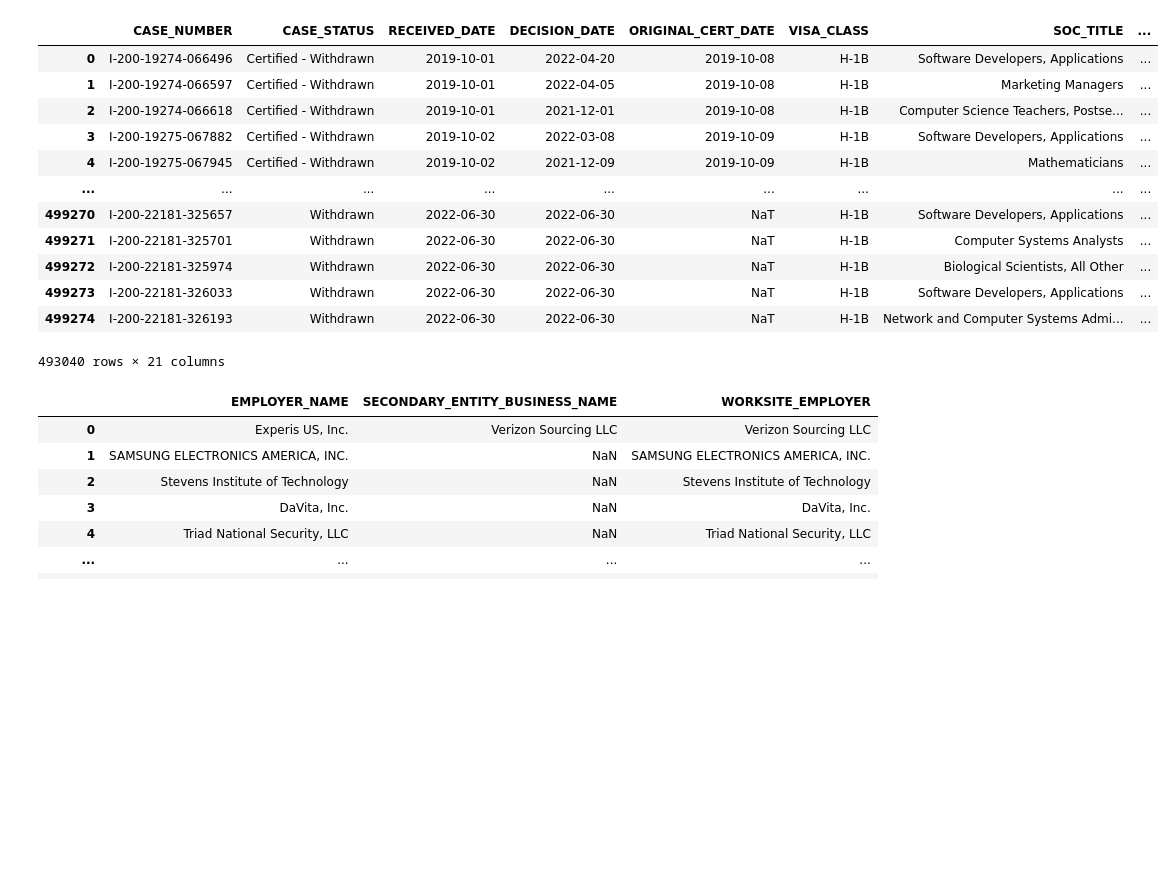
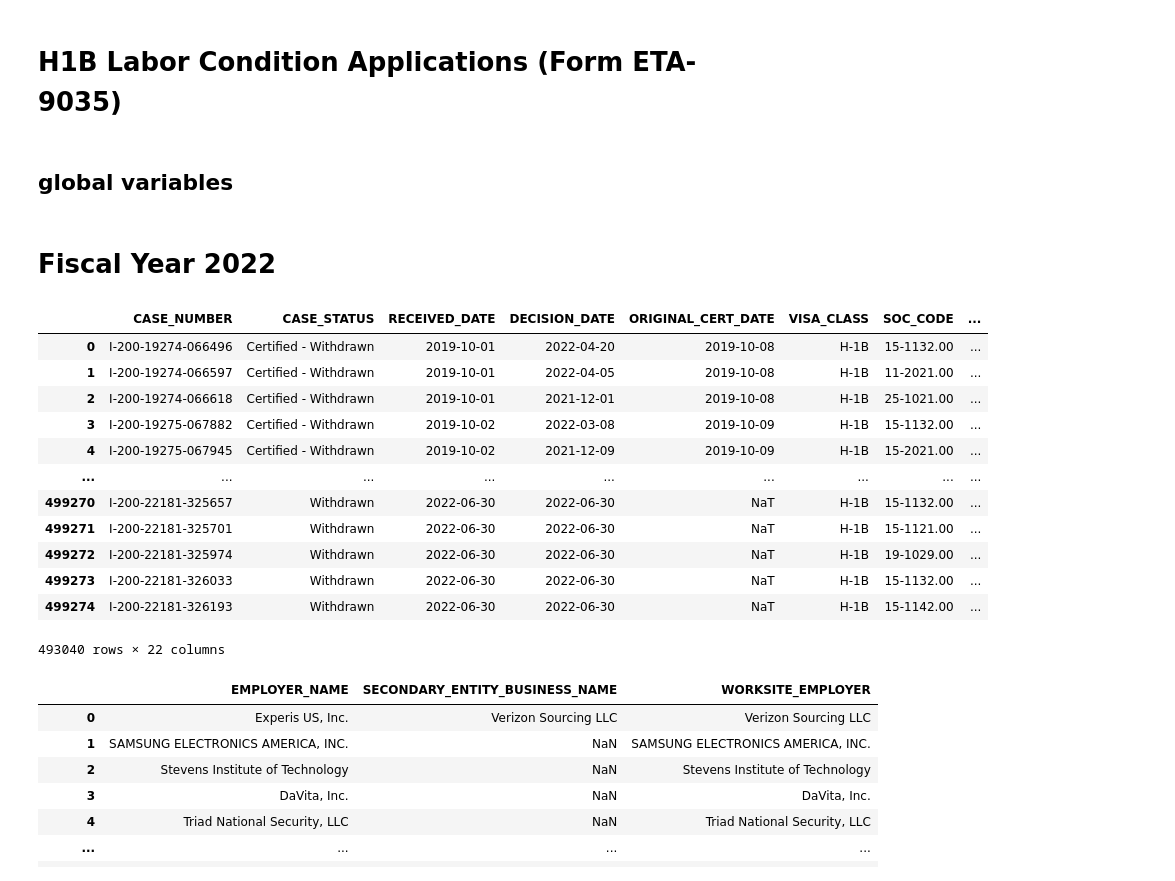
Before and after one commit to JohnBroberg/H1B_LCA, a Jupyter notebook: H1B_LCA.ipynb, the cells around one changed output. Saved outputs shown, nothing was run; the diff lists cells and outputs as text; code cells hidden in the pictures; blank space fills up the shorter version.

```diff
--- a/H1B_LCA.ipynb
+++ b/H1B_LCA.ipynb
@@ -1,3 +1,5 @@
+# %% [markdown]
+# H1B Labor Condition Applications (Form ETA-9035)
 # %%
 # H1B Labor Condition Applications (Form ETA-9035)
 
@@ -21,36 +27,42 @@ import pandas as pd
+# %% [markdown]
+## global variables
+# %%
+
+#columns to be read from LCA Excel file
+lca_cols = ['CASE_NUMBER','CASE_STATUS', 'RECEIVED_DATE', 'DECISION_DATE', 'ORIGINAL_CERT_DATE'
+           , 'VISA_CLASS', 'SOC_CODE', 'SOC_TITLE', 'FULL_TIME_POSITION'
+           , 'TOTAL_WORKER_POSITIONS', 'EMPLOYER_NAME', 'NAICS_CODE', 'WORKSITE_WORKERS'
+           , 'SECONDARY_ENTITY', 'SECONDARY_ENTITY_BUSINESS_NAME', 'WORKSITE_STATE'
+           , 'WAGE_RATE_OF_PAY_FROM', 'WAGE_RATE_OF_PAY_TO', 'WAGE_UNIT_OF_PAY'
+           , 'PREVAILING_WAGE', 'PW_UNIT_OF_PAY', 'PW_WAGE_LEVEL']
+#           , 'PW_OES_YEAR', 'PW_OTHER_SOURCE', 'PW_OTHER_YEAR', 'PW_SURVEY_PUBLISHER', 'PW_SURVEY_NAME']
+# %% [markdown]
+# Fiscal Year 2022
 # %%
 # Download LCA_Disclosure_Data_FY2022_Q3.xlsx
-
-lca_cols = ['CASE_NUMBER','CASE_STATUS', 'RECEIVED_DATE', 'DECISION_DATE', 'ORIGINAL_CERT_DATE'
-           , 'VISA_CLASS', 'SOC_TITLE', 'FULL_TIME_POSITION'
-           , 'TOTAL_WORKER_POSITIONS', 'EMPLOYER_NAME', 'NAICS_CODE', 'WORKSITE_WORKERS'
-           , 'SECONDARY_ENTITY', 'SECONDARY_ENTITY_BUSINESS_NAME', 'WORKSITE_STATE'
-           , 'WAGE_RATE_OF_PAY_FROM', 'WAGE_RATE_OF_PAY_TO', 'WAGE_UNIT_OF_PAY'
-           , 'PREVAILING_WAGE', 'PW_UNIT_OF_PAY', 'PW_WAGE_LEVEL']
-#           , 'PW_OES_YEAR', 'PW_OTHER_SOURCE', 'PW_OTHER_YEAR', 'PW_SURVEY_PUBLISHER', 'PW_SURVEY_NAME']
 
 df22 = pd.read_excel("https://www.dol.gov/sites/dolgov/files/ETA/oflc/pdfs/LCA_Disclosure_Data_FY2022_Q3.xlsx"
                   , usecols = lca_cols)
 #                  , index_col = None)
 
 df22 = df22[(df22['VISA_CLASS']=='H-1B') & \
         (df22['FULL_TIME_POSITION']=='Y')]
 
 df22
 # %% [output]
-|  | CASE_NUMBER | CASE_STATUS | RECEIVED_DATE | DECISION_DATE | ORIGINAL_CERT_DATE | VISA_CLASS | SOC_TITLE | ... |
-| 0 | I-200-19274-066496 | Certified - Withdrawn | 2019-10-01 | 2022-04-20 | 2019-10-08 | H-1B | Software Developers, Applications | ... |
-| 1 | I-200-19274-066597 | Certified - Withdrawn | 2019-10-01 | 2022-04-05 | 2019-10-08 | H-1B | Marketing Managers | ... |
-| 2 | I-200-19274-066618 | Certified - Withdrawn | 2019-10-01 | 2021-12-01 | 2019-10-08 | H-1B | Computer Science Teachers, Postse... | ... |
-| 3 | I-200-19275-067882 | Certified - Withdrawn | 2019-10-02 | 2022-03-08 | 2019-10-09 | H-1B | Software Developers, Applications | ... |
-| 4 | I-200-19275-067945 | Certified - Withdrawn | 2019-10-02 | 2021-12-09 | 2019-10-09 | H-1B | Mathematicians | ... |
+|  | CASE_NUMBER | CASE_STATUS | RECEIVED_DATE | DECISION_DATE | ORIGINAL_CERT_DATE | VISA_CLASS | SOC_CODE | ... |
+| 0 | I-200-19274-066496 | Certified - Withdrawn | 2019-10-01 | 2022-04-20 | 2019-10-08 | H-1B | 15-1132.00 | ... |
+| 1 | I-200-19274-066597 | Certified - Withdrawn | 2019-10-01 | 2022-04-05 | 2019-10-08 | H-1B | 11-2021.00 | ... |
+| 2 | I-200-19274-066618 | Certified - Withdrawn | 2019-10-01 | 2021-12-01 | 2019-10-08 | H-1B | 25-1021.00 | ... |
+| 3 | I-200-19275-067882 | Certified - Withdrawn | 2019-10-02 | 2022-03-08 | 2019-10-09 | H-1B | 15-1132.00 | ... |
+| 4 | I-200-19275-067945 | Certified - Withdrawn | 2019-10-02 | 2021-12-09 | 2019-10-09 | H-1B | 15-2021.00 | ... |
 | ... | ... | ... | ... | ... | ... | ... | ... | ... |
-| 499270 | I-200-22181-325657 | Withdrawn | 2022-06-30 | 2022-06-30 | NaT | H-1B | Software Developers, Applications | ... |
-| 499271 | I-200-22181-325701 | Withdrawn | 2022-06-30 | 2022-06-30 | NaT | H-1B | Computer Systems Analysts | ... |
-| 499272 | I-200-22181-325974 | Withdrawn | 2022-06-30 | 2022-06-30 | NaT | H-1B | Biological Scientists, All Other | ... |
-| 499273 | I-200-22181-326033 | Withdrawn | 2022-06-30 | 2022-06-30 | NaT | H-1B | Software Developers, Applications | ... |
-| 499274 | I-200-22181-326193 | Withdrawn | 2022-06-30 | 2022-06-30 | NaT | H-1B | Network and Computer Systems Admi... | ... |
+| 499270 | I-200-22181-325657 | Withdrawn | 2022-06-30 | 2022-06-30 | NaT | H-1B | 15-1132.00 | ... |
+| 499271 | I-200-22181-325701 | Withdrawn | 2022-06-30 | 2022-06-30 | NaT | H-1B | 15-1121.00 | ... |
+| 499272 | I-200-22181-325974 | Withdrawn | 2022-06-30 | 2022-06-30 | NaT | H-1B | 19-1029.00 | ... |
+| 499273 | I-200-22181-326033 | Withdrawn | 2022-06-30 | 2022-06-30 | NaT | H-1B | 15-1132.00 | ... |
+| 499274 | I-200-22181-326193 | Withdrawn | 2022-06-30 | 2022-06-30 | NaT | H-1B | 15-1142.00 | ... |
-493040 rows × 21 columns
+493040 rows × 22 columns
 # %%
 # Add WORKSITE_EMPLOYER column
 
```
Also changed, not shown: parts of 14 cells of this notebook, 2 other files.
